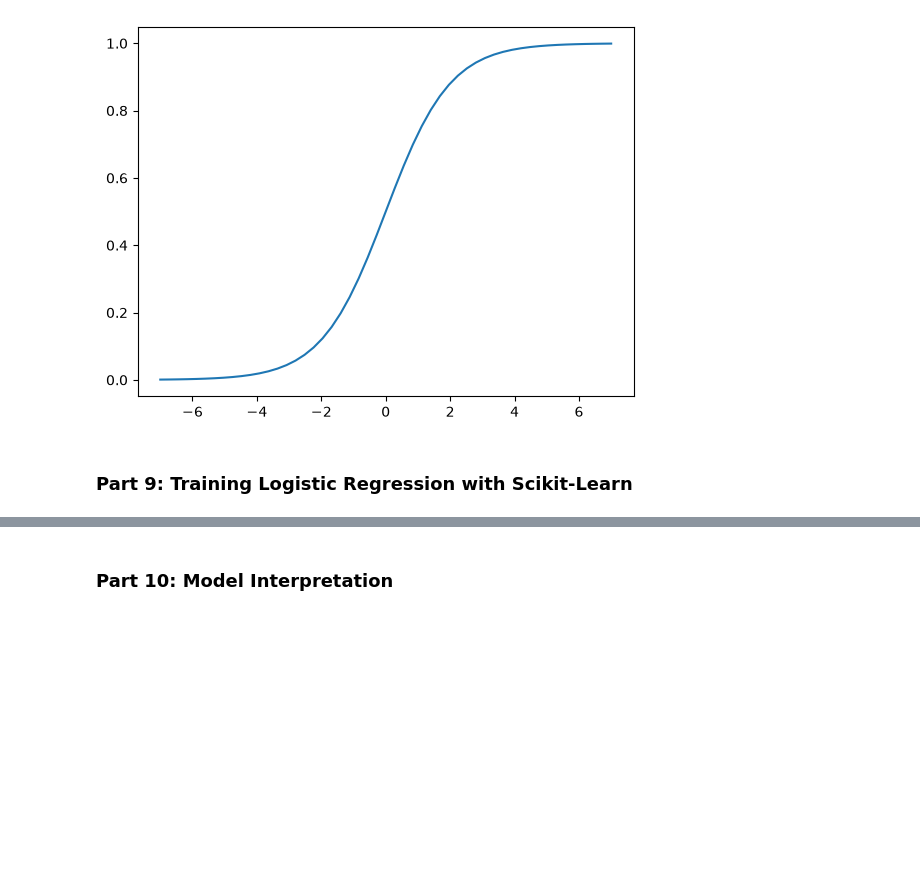
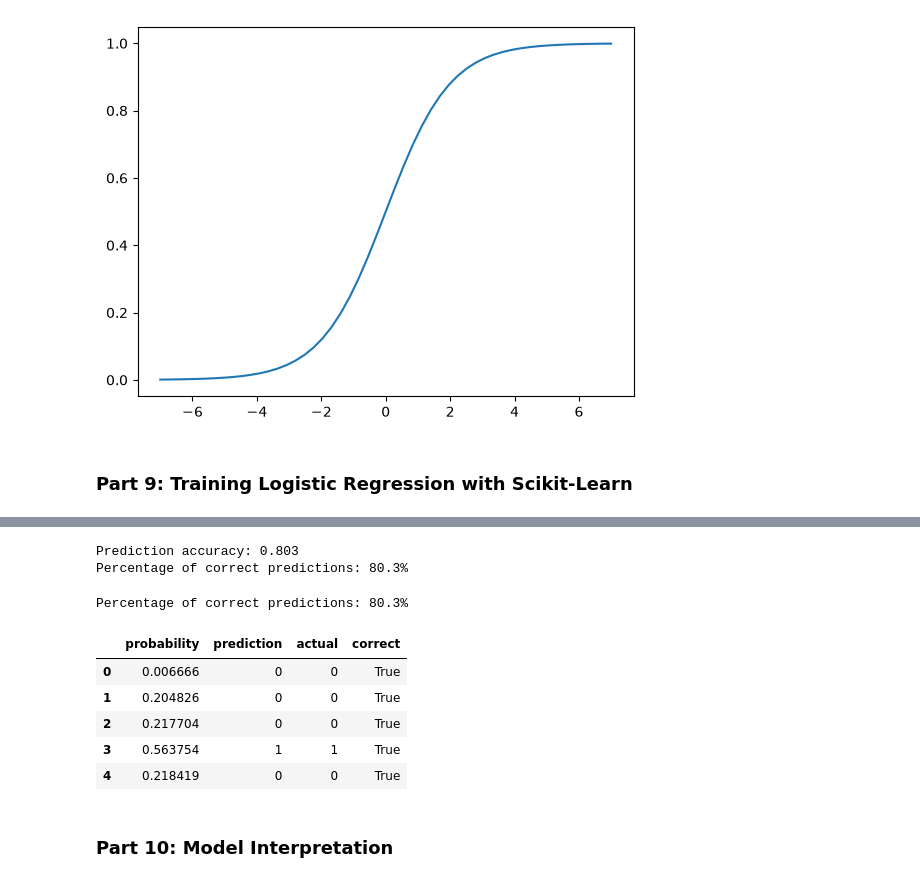
Before and after one commit to besteekmen/ML-ZoomCamp-Outputs, a Jupyter notebook: module3_classification/module3.ipynb, the cells around one changed output, grey strips where cells are left out. Cells and saved outputs as stored; diff of their text form; code cells hidden in the pictures; blank space fills up the shorter version.

```diff
--- a/module3_classification/module3.ipynb
+++ b/module3_classification/module3.ipynb
@@ -611,0 +598,18 @@ churn_decision = (y_pred >= 0.5)
+# %%
+# train logistic regression model
+from sklearn.linear_model import LogisticRegression
+
+# lbfgs is the default solver
+# max_iter is increased because the default 100 iterations
+# may not be enough for the model to converge
+model = LogisticRegression(
+    solver="lbfgs",
+    max_iter=5000 # needed to increase compared to the lecture
+)
+
+# fit trains the model from scratch
+model.fit(X_train, y_train)
+
+print(f"Bias / intercept (w_0): {model.intercept_[0]}")
+print(f"Feature coefficients (w: weights) (rounded to 3 decimals):\n {model.coef_[0].round(3)}")
+print(f"Number of training iterations: {model.n_iter_[0]}")
@@ -611,0 +625,20 @@ churn_decision = (y_pred >= 0.5)
+# %%
+# predicted class: 0 = not churn, 1 = churn
+y_pred_class = model.predict(X_val)
+
+print("Predicted classes:")
+print(y_pred_class[:10])
+
+# predicted probabilities
+y_pred_proba = model.predict_proba(X_val)
+
+print("\nProbability columns:")
+print(model.classes_)   # usually [0, 1]
+
+print("\nFirst 10 probability predictions:")
+print(y_pred_proba[:10])
+
+# probability of churn = 1
+y_pred = y_pred_proba[:, 1]
+print("\nFirst 10 probability of churn predictions:")
+print(y_pred[:10])
@@ -612,12 +663,32 @@ churn_decision = (y_pred >= 0.5)
+# %%
+# classify customers as churn if predicted probability is at least 50%
+churn_decision = (y_pred >= 0.5)
+
+# calculate how often the predicted churn decision matches the actual value
+accuracy = (y_val == churn_decision).mean()
+
+print(f"Prediction accuracy: {accuracy:.3f}")
+print(f"Percentage of correct predictions: {accuracy:.1%}")
+# %% [output]
+Prediction accuracy: 0.803
+Percentage of correct predictions: 80.3%
 # %%
 df_pred = pd.DataFrame()
 df_pred['probability'] = y_pred
 df_pred['prediction'] = churn_decision.astype(int)
 df_pred['actual'] = y_val
 df_pred['correct'] = df_pred.prediction == df_pred.actual
+print(f"Percentage of correct predictions: {df_pred.correct.mean():.1%}")
 
-df_pred.correct.mean()
-churn_decision.astype(int)
+df_pred.head(5)
+# %% [output]
+Percentage of correct predictions: 80.3%
+|  | probability | prediction | actual | correct |
+| 0 | 0.006666 | 0 | 0 | True |
+| 1 | 0.204826 | 0 | 0 | True |
+| 2 | 0.217704 | 0 | 0 | True |
+| 3 | 0.563754 | 1 | 1 | True |
+| 4 | 0.218419 | 0 | 0 | True |
 # %% [markdown]
 ### Part 10: Model Interpretation
 # %%
```
Also changed, not shown: parts of 7 cells of this notebook.
